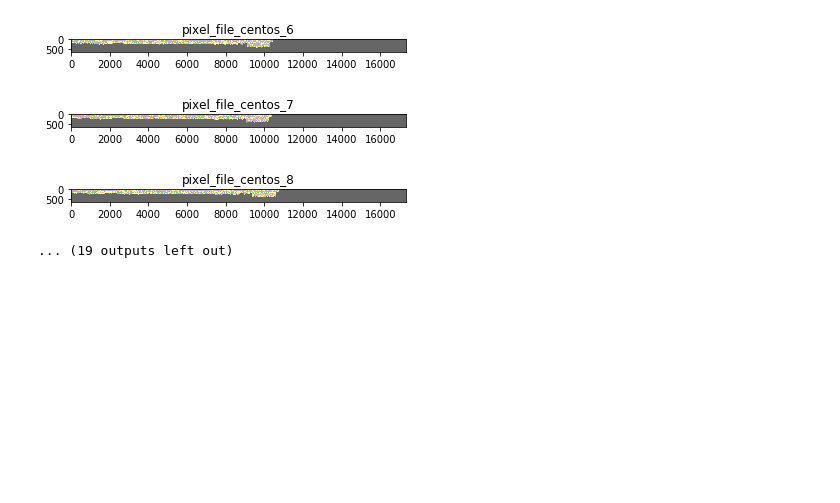
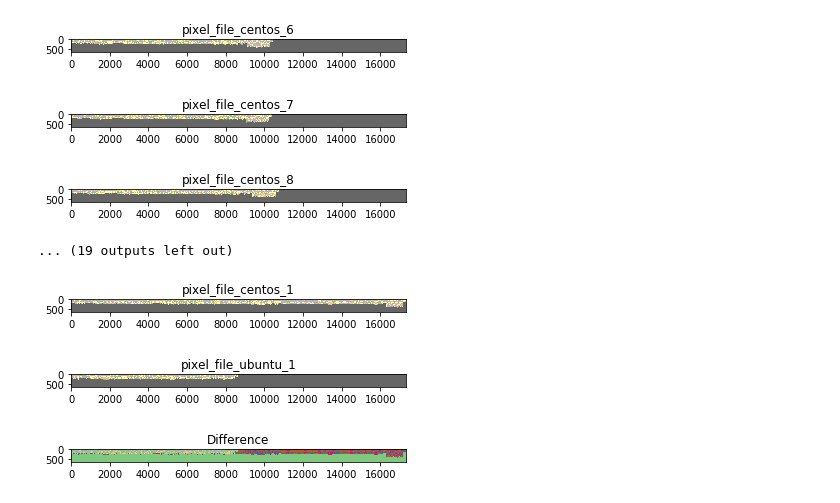
Before and after one commit to rkarn/Container-Classification, a Jupyter notebook: crawler metric processing.ipynb, the cells around one changed output. Drawn from its saved outputs; the diff is of its cells as text; code cells hidden in the pictures; blank space fills up the shorter version.

Commit message:
Image difference added

```diff
--- a/crawler metric processing.ipynb
+++ b/crawler metric processing.ipynb
@@ -263,3 +263,22 @@ for dict_key in Image_ubunut_centos_dictionary_key:
 [figure]
 [figure]
 ... (19 outputs left out)
+# %%
+#Showing the difference between centos and ubuntu
+plt.imshow(np.array(Image_ubunut_centos_dictionary['pixel_file_centos_1']).T,cmap=cm.Accent)
+plt.title('pixel_file_centos_1')
+plt.show()
+plt.imshow(np.array(Image_ubunut_centos_dictionary['pixel_file_ubuntu_1']).T,cmap=cm.Accent)
+plt.title('pixel_file_ubuntu_1')
+plt.show()
+
+
+Difference =np.absolute(np.asarray(Image_ubunut_centos_dictionary['pixel_file_centos_1']) - np.asarray(Image_ubunut_centos_dictionary['pixel_file_ubuntu_1']))
+
+plt.imshow(Difference.T,cmap=cm.Accent)
+plt.title('Difference')
+plt.show()
+# %% [output]
+[figure, added]
+[figure, added]
+[figure, added]
```
